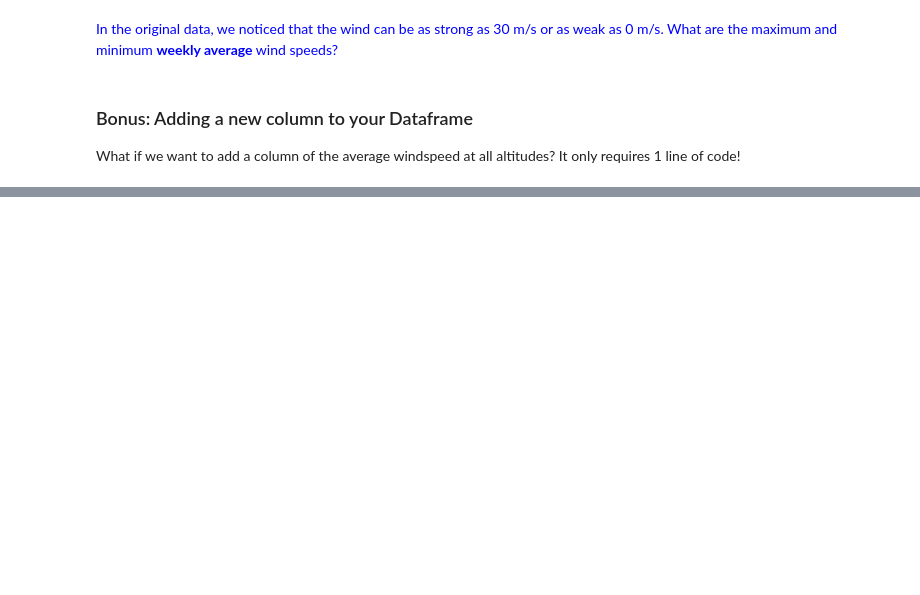
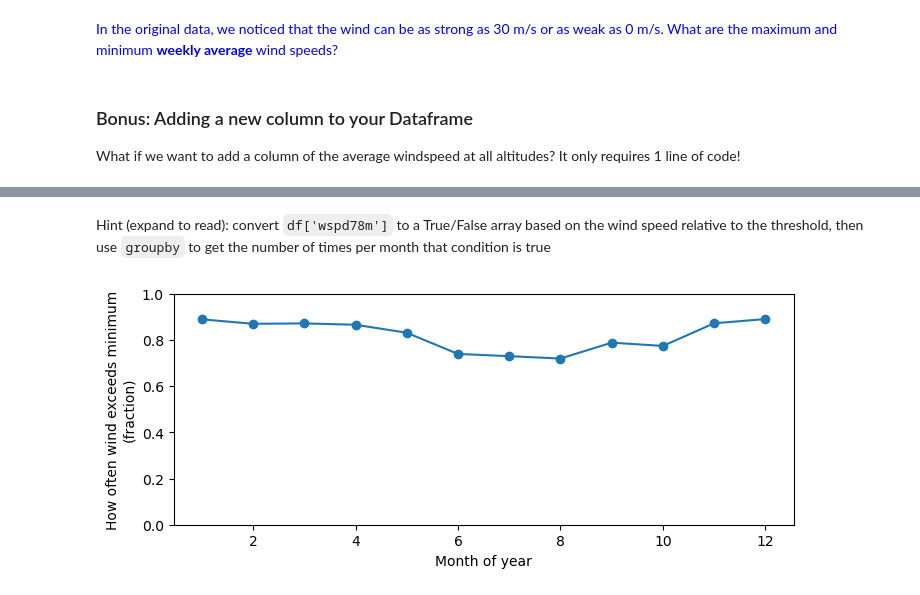
Before and after one commit to vikasnataraja/python_bootcamp_for_earth_science, a Jupyter notebook: Day_3_Time_series_and_multi-dimensional_arrays/Lecture_2_pandas_2/Day_3_Lecture_2_lesson.ipynb, the cells around one changed output, grey strips where cells are left out. Drawn from its saved outputs; the diff is of its cells as text; code cells hidden in the pictures; blank space fills up the shorter version.

Commit message:
Initial reformatting of Day 3 lectures

```diff
--- a/Day_3_Time_series_and_multi-dimensional_arrays/Lecture_2_pandas_2/Day_3_Lecture_2_lesson.ipynb
+++ b/Day_3_Time_series_and_multi-dimensional_arrays/Lecture_2_pandas_2/Day_3_Lecture_2_lesson.ipynb
@@ -24,5 +24,5 @@ We saved our nicely reformatted DataFrame from the previous lesson as a `.csv` f
 # %%
-df = pd.read_csv("reformatted_lidar_winds.csv")
+df = pd.read_pickle("../Lecture_1_pandas_1/reformatted_lidar_winds.pkl")
 # %% [markdown]
 After running the command above, take a look at our DataFrame so we remember how it is structured:
 # %%
@@ -159,0 +213,26 @@ df
+# %% [markdown]
+Hint (expand to read):
+convert `df['wspd78m']` to a True/False array based on the wind speed relative to the threshold, then use `groupby` to get the number of times per month that condition is true
+# %%
+# THIS IS THE SOLUTION
+
+# Apply a condition to see when wind speed exceeds the threshold
+min_windspeed = 4.5 # recall wind speed is in m/s
+is_above_threshold = df['wspd78m'] > min_windspeed
+
+# Use groupby to see how often wind is above the threshold per week
+monthly_above_threshold = is_above_threshold.groupby(df.index.month).sum()
+
+# To convert to a fraction, we need the total number of measurements per month
+monthly_num_measurements = is_above_threshold.groupby(df.index.month).count()
+
+# Get the fraction of measurements above the threshold each month
+frac_above_threshold = monthly_above_threshold / monthly_num_measurements
+
+# Plot the output by week
+fig, ax = plt.subplots(1, 1, figsize=(8,3))
+ax.plot(frac_above_threshold.index, frac_above_threshold, marker='o')
+ax.set(xlabel='Month of year', ylabel='How often wind exceeds minimum\n(fraction)', ylim=(0, 1))
+plt.show()
+# %% [output]
+[figure, added]
```
Also changed, not shown: parts of 17 cells of this notebook, 4 other files.
